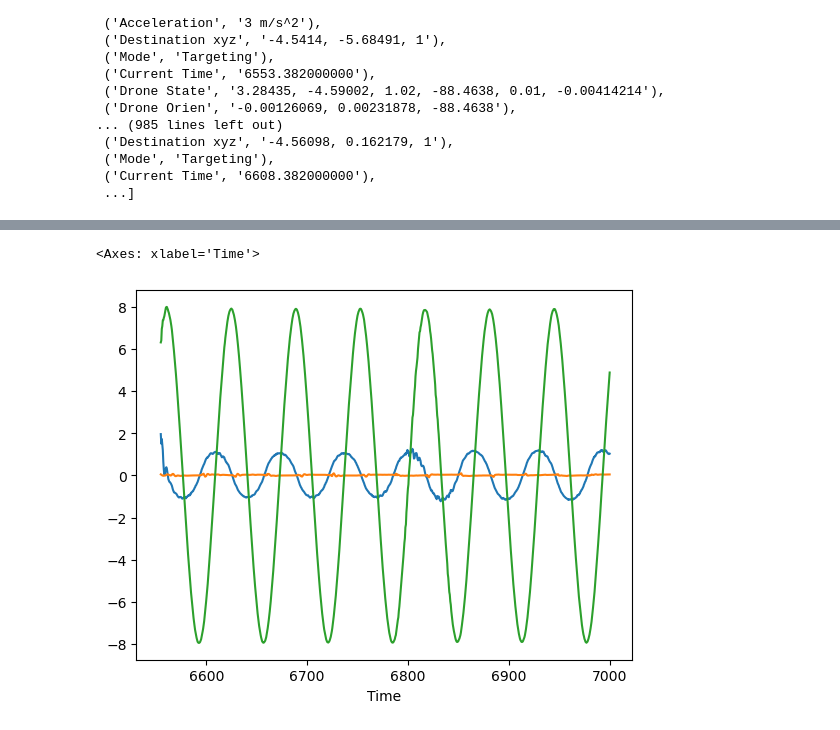
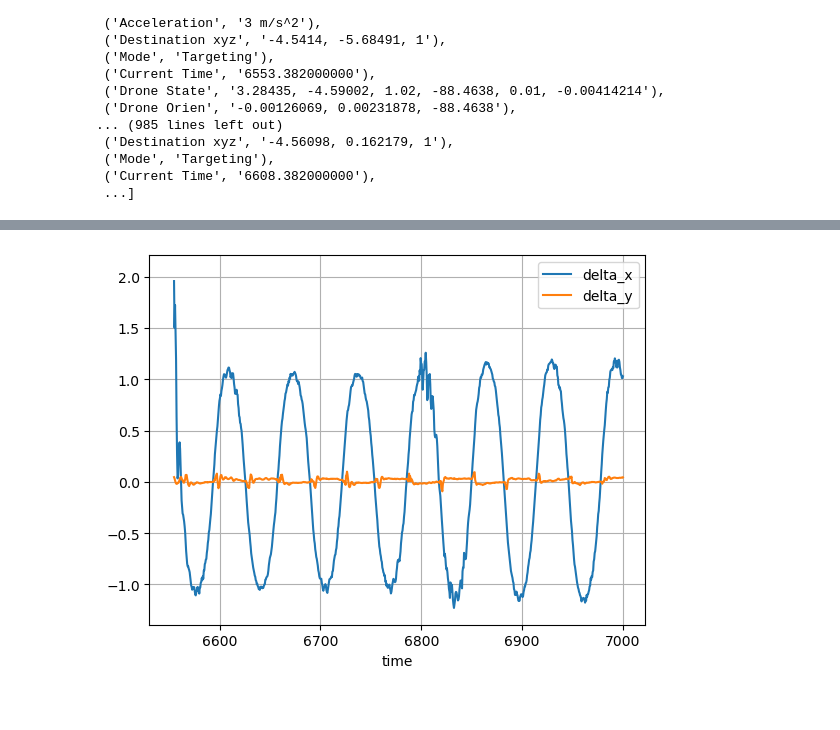
Before and after one commit to qphan02/RTX-Competition-UAV-data-analysis, a Jupyter notebook: flight_analysis.ipynb, the cells around one changed output, grey strips where cells are left out. Saved outputs shown, nothing was run; the diff lists cells and outputs as text; code cells hidden in the pictures.

```diff
--- a/flight_analysis.ipynb
+++ b/flight_analysis.ipynb
@@ -103,8 +104,8 @@ pairs
 frames = [] # list of dictionaries
 
 for k,v in pairs:
-    k = k.strip().replace(' ', '_')
-    if k == 'Current_Time':
+    k = k.strip().replace(' ', '_').lower()
+    if k == 'current_time':
         frames.append({
             k:float(v)
         })
@@ -212,10 +213,10 @@ data[['drone_x', 'marker_x', 'intersect_x']].plot()
 # %%
 # plot the difference between the marker and drone positions
 (data['marker_x']-data['drone_x']).plot()
 (data['marker_y']-data['drone_y']).plot()
-data['marker_x'].plot()
+plt.legend(['delta_x', 'delta_y'])
+plt.grid()
 # %% [output]
-<Axes: xlabel='Time'>
-[figure, old version]
+[figure, new version]
 # %%
 # plot the difference between the marker and drone positions
```
Also changed, not shown: parts of 11 cells of this notebook.
